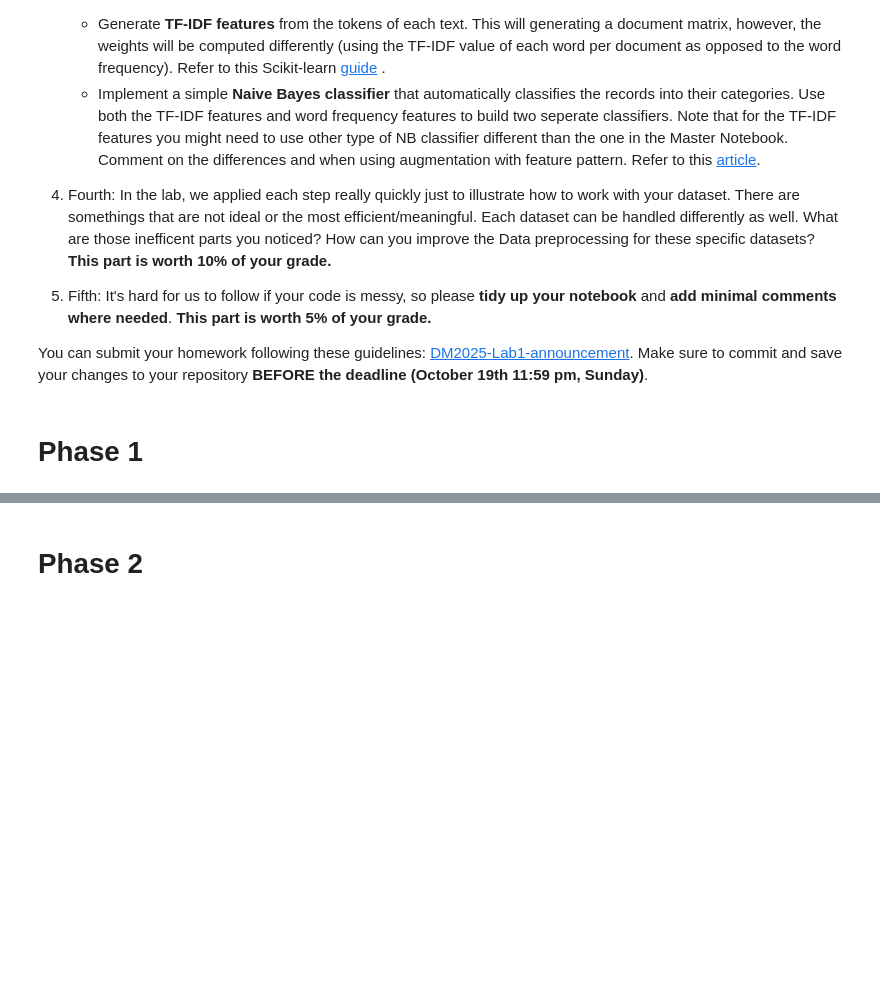
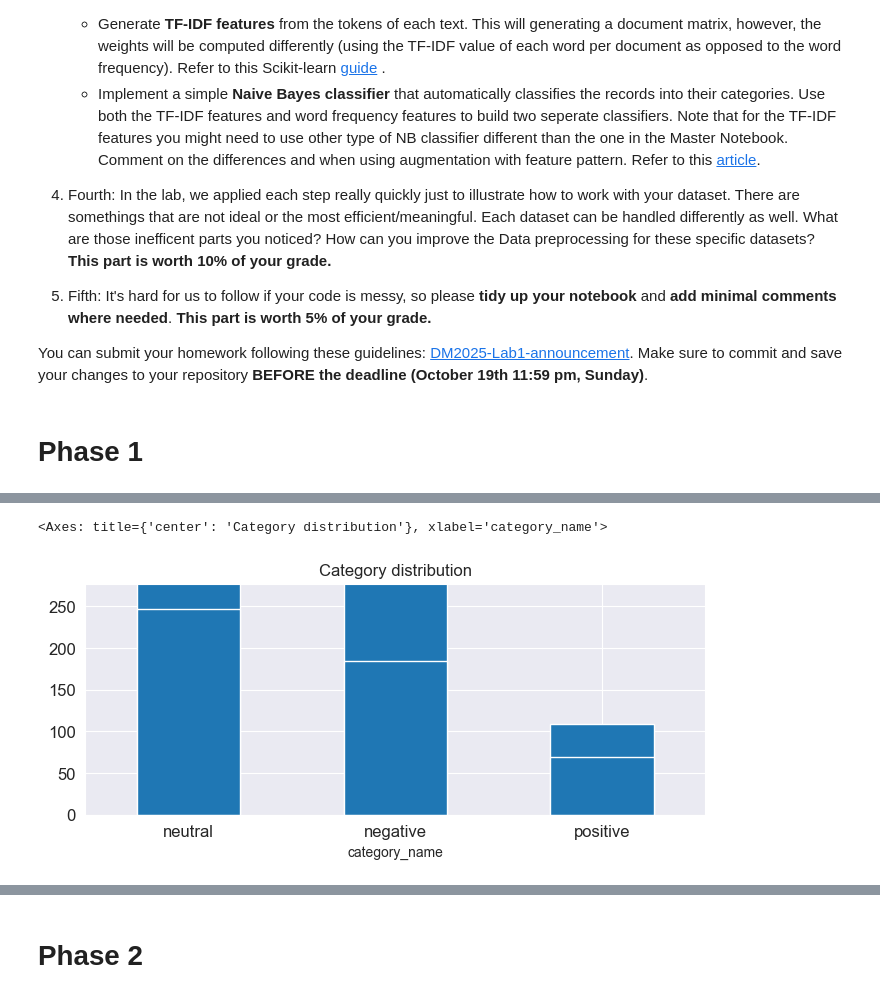
Before and after one commit to nguyentr0101/DM2025-Lab1-Exercise, a Jupyter notebook: DM2025-Lab1-Homework.ipynb, the cells around one changed output, grey strips where cells are left out. Drawn from its saved outputs; the diff is of its cells as text; code cells hidden in the pictures; blank space fills up the shorter version.

```diff
--- a/DM2025-Lab1-Homework.ipynb
+++ b/DM2025-Lab1-Homework.ipynb
@@ -62,0 +252,23 @@ You can submit your homework following these guidelines: [DM2025-Lab1-announceme
+# %%
+# ==========================================
+# Exercise 6
+# ==========================================
+# Sampling
+X_sample = X.sample(n=500, random_state=42)
+print(f"Original size: {len(X)}")
+print(f"Sample size: {len(X_sample)}")
+# Check columns are same
+print(f"Same columns: {X.columns.equals(X_sample.columns)}")
+# Check index changes
+print(f"Sample indices (first 5): {X_sample.index[:5].tolist()}")
+# Compare distributions
+print("\nOriginal distribution:")
+print(X['category_name'].value_counts(normalize=True))
+print("\nSample distribution:")
+print(X_sample['category_name'].value_counts(normalize=True))
+
+# X_sample has 500 lines, while X has 847 lines, but they have the same columns
+# Data types and column names are unchanged, because X_sample is the subset of X
+# X_sample is chosen randomly, no replacement.
+# Row order is shuffled, but index label is preserved.
+# Category distribution of X_sample may different from X due to sample variability
@@ -62,0 +294,22 @@ You can submit your homework following these guidelines: [DM2025-Lab1-announceme
+# %%
+# ==========================================
+# Exercise 7
+# ==========================================
+# Whole dataset
+X['category_name'].value_counts().plot(
+    kind='bar',
+    title='Original Distribution',
+    ylim=[0, X['category_name'].value_counts().max() + 50],
+    rot=0, fontsize=12, figsize=(8,3)
+)
+
+# Sample
+X_sample.category_name.value_counts().plot(
+    kind='bar',
+    title='Category distribution',
+    ylim=[0, X_sample.category_name.value_counts().max() + 30],
+    rot=0, fontsize=12, figsize=(8, 3)
+)
+# %% [output]
+<Axes: title={'center': 'Category distribution'}, xlabel='category_name'>
+[figure, added]
```
Also changed, not shown: parts of 18 cells of this notebook, 10 other files.
